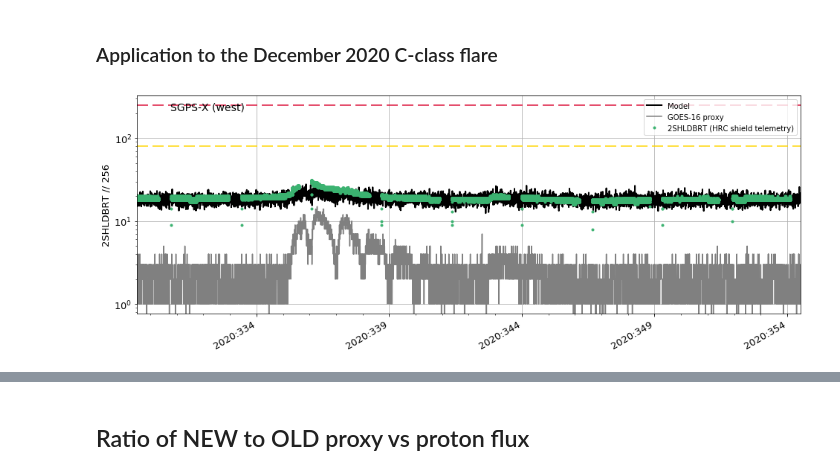
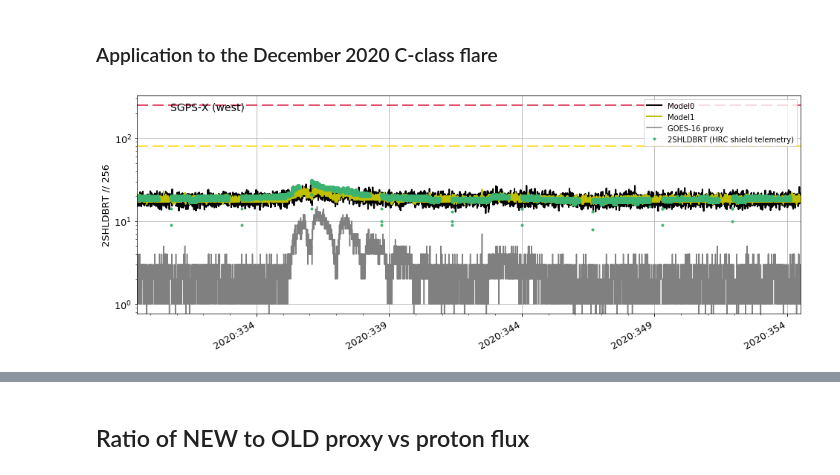
Before and after one commit to chandra-mta/mtanb, a Jupyter notebook: g16-hrc-proxy/flare-2017-HRC-shield-proxy-calibration.ipynb, the cells around one changed output, grey strips where cells are left out. Drawn from its saved outputs; the diff is of its cells as text; code cells hidden in the pictures.

```diff
--- a/g16-hrc-proxy/flare-2017-HRC-shield-proxy-calibration.ipynb
+++ b/g16-hrc-proxy/flare-2017-HRC-shield-proxy-calibration.ipynb
@@ -404,8 +380,6 @@ AA, BB, CC
 (6000, 270000, 100000)
 # %%
 # Fitting
-
-pars0 = [AA, BB, CC, 16]
 
 def hrc_shield_proxy(pars, ch0, ch1, ch2):
     c0, c1, c2, c3 = pars
@@ -442,9 +416,17 @@ def fit_hrc_proxy(times, vals):
         comp_name = f'c{i}'
         setattr(fmod, comp_name, pars0[i])
         comp = getattr(fmod, comp_name)
-        comp.max = 3e5
+        comp.max = 3e6
         comp.min = 0
 
     ui.fit(data_id)
     #conf = ui.get_confidence_results()
     return ui.get_fit_results()
+# %%
+# Fit normalized telemetry
+# This model was presented at the radiation meeting, except that
+# in the current version of the notebook all // 256 are explicit
+# throughout the notebook instead of being performed in Cell 10
+# (fetching telemetry from the Ska archive) and def of calc_HRCProxy()
+pars0 = [AA, BB, CC, 16]
+res0 = fit_hrc_proxy(shld2017.times[shld2017_flt], shld2017.vals[shld2017_flt] // 256)
@@ -451,5 +448,7 @@ def fit_hrc_proxy(times, vals):
 # %%
-res = fit_hrc_proxy(shld2017.times[shld2017_flt], shld2017.vals[shld2017_flt])
+# Fit not normalized telemetry
+pars0 = [AA, BB, CC, 4000]
+res1 = fit_hrc_proxy(shld2017.times[shld2017_flt], shld2017.vals[shld2017_flt])
 # %% [output]
 Dataset               = 1
 Method                = neldermead
@@ -514,18 +526,37 @@ HRCProxy_Cflare = calc_HRCProxy(proton_fluxes)
 # %%
 plt.figure(figsize=[16, 6])
 
 # HRC shield rate new proxy model (new data, new coefficients)
-model_2020 = hrc_shield_proxy(res.parvals,
-                              proton_fluxes[0],
-                              proton_fluxes[1],
-                              proton_fluxes[2])
-plot_cxctime(goes_arc['secs'][arc2020_flt], model_2020, '-', lw=2,
-             color='k', label='Model')
+model0_2020 = hrc_shield_proxy(res0.parvals,
+                               proton_fluxes[0],
+                               proton_fluxes[1],
+                               proton_fluxes[2])
+
+model1_2020 = hrc_shield_proxy(res1.parvals,
+                               proton_fluxes[0],
+                               proton_fluxes[1],
+                               proton_fluxes[2])
+
+plot_cxctime(goes_arc['secs'][arc2020_flt], model0_2020, '-', lw=2,
+             color='k', label='Model0')
+
+plot_cxctime(goes_arc['secs'][arc2020_flt], model1_2020 // 256, '-', lw=2,
+             color='y', label='Model1')
 
 # No refitting, no bgd level correction
 hrcproxy_correction = 0
-plot_telemetry_proxy_model(arc2020_flt, HRCProxy_Cflare, hrcproxy_correction,
-                           shld2020, shld2020_flt)
+plot_cxctime(goes_arc['secs'][arc2020_flt], HRCProxy_Cflare // 256 + hrcproxy_correction,
+             color='gray', label="GOES-16 proxy")
+plot_cxctime(shld2020.times[shld2020_flt], shld2020.vals[shld2020_flt] // 256,
+             color='mediumseagreen', marker='.', ls='None', label="2SHLDBRT (HRC shield telemetry)")
+x1 = DateTime('2020:329').plotdate
+x2 = DateTime('2020:354').plotdate
+plt.hlines([250], x1, x2, color='crimson', linestyle=(0, (10, 4)))
+plt.hlines([80], x1, x2, color='gold', linestyle=(0, (10, 4)))
+ax = plt.gca()
+plot_format(ax, k)
+plt.xlim([x1, x2])
+plt.ylabel('2SHLDBRT // 256');
 # %% [output]
-[figure, old version]
+[figure, new version]
 # %% [markdown]
```
Also changed, not shown: parts of 20 cells of this notebook.
